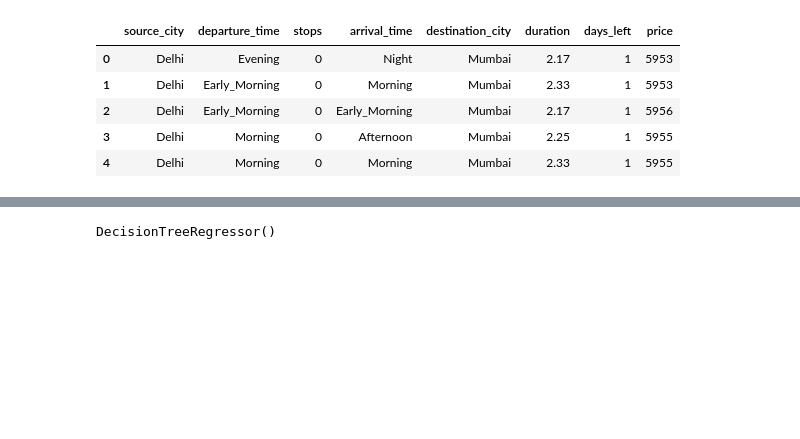
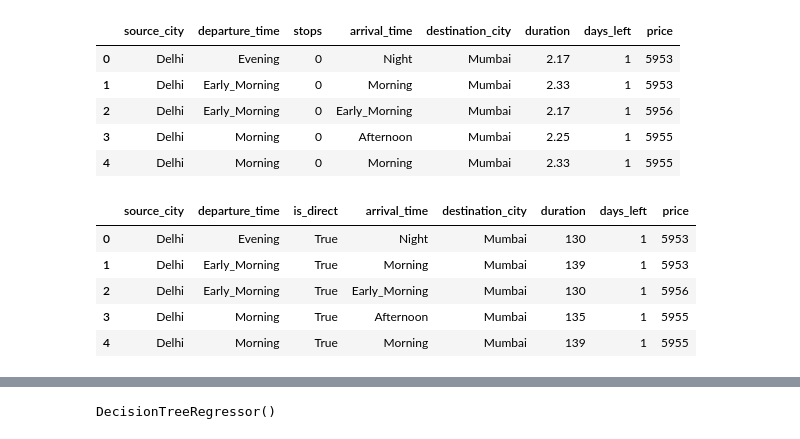
Before and after one commit to VitahuHere/Flightwise, a Jupyter notebook: src/main.ipynb, the cells around one changed output, grey strips where cells are left out. Cells and saved outputs as stored; diff of their text form; code cells hidden in the pictures; blank space fills up the shorter version.

```diff
--- a/src/main.ipynb
+++ b/src/main.ipynb
@@ -113,0 +120,9 @@ trimmed.head()
+# %%
+trimmed.head()
+# %% [output]
+|  | source_city | departure_time | is_direct | arrival_time | destination_city | duration | days_left | price |
+| 0 | Delhi | Evening | True | Night | Mumbai | 130 | 1 | 5953 |
+| 1 | Delhi | Early_Morning | True | Morning | Mumbai | 139 | 1 | 5953 |
+| 2 | Delhi | Early_Morning | True | Early_Morning | Mumbai | 130 | 1 | 5956 |
+| 3 | Delhi | Morning | True | Afternoon | Mumbai | 135 | 1 | 5955 |
+| 4 | Delhi | Morning | True | Morning | Mumbai | 139 | 1 | 5955 |
```
Also changed, not shown: parts of 11 cells of this notebook, 3 other files.
